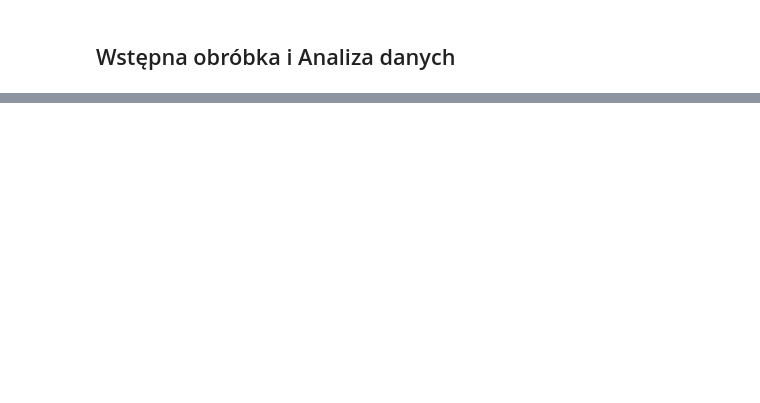
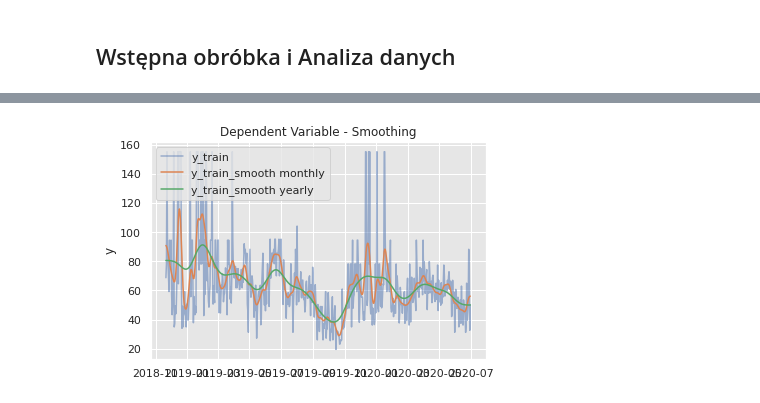
Before and after one commit to PrzemyslawSarnacki/AirQualityPrediction, a Jupyter notebook: seasonal_analisys.ipynb, the cells around one changed output, grey strips where cells are left out. Drawn from its saved outputs; the diff is of its cells as text; code cells hidden in the pictures; blank space fills up the shorter version.

```diff
--- a/seasonal_analisys.ipynb
+++ b/seasonal_analisys.ipynb
@@ -13,20 +13,21 @@ import warnings
 import numpy as np
 import unicodedata
 from io import BytesIO
-import pickle
 import requests
+import joblib
 
 
 warnings.simplefilter('ignore')
-
+sns.set_style('darkgrid', {'axes.facecolor': '.9'})
+sns.set_palette(palette='deep')
+sns_c = sns.color_palette(palette='deep')
 %matplotlib inline
 
-# Set major seaborn asthetics
-sns.set("notebook", style='ticks', font_scale=1.0)
+from pandas.plotting import register_matplotlib_converters
+register_matplotlib_converters()
 
-# Increase the quality of inline plots
-mpl.rcParams['figure.dpi']= 500
-
+import tensorflow as tf
+import tensorflow_probability as tfp
 
 def strip_accents(text):
     return ''.join(c for c in unicodedata.normalize('NFKD', text.lower().replace("ł","l")) if unicodedata.category(c) != 'Mn')
@@ -71,3 +72,13 @@ for city in CITIES:
     data[strip_accents(city)] = data[strip_accents(city)].drop(index="date.local").astype(float).interpolate(method="linear")
     data[strip_accents(city)].index = pd.to_datetime(data[strip_accents(city)].index)
     data[strip_accents(city)]["aqi"] = aqi_model.predict(data[strip_accents(city)].fillna(0))
+# %%
+data["katowice"]['day_of_month'] = data["katowice"].index.day
+data["katowice"]['month'] = data["katowice"].index.month
+data["katowice"]['day_of_week'] = data["katowice"].index.dayofweek
+data["katowice"]['daysinmonth'] = data["katowice"].index.daysinmonth
+
+threshold_date = pd.to_datetime('2020-07-01')
+mask = data["katowice"].index < threshold_date
+df_train = data["katowice"][mask]
+df_test = data["katowice"][~ mask]
@@ -73,0 +94,15 @@ for city in CITIES:
+# %%
+from scipy.ndimage import gaussian_filter
+
+df_smooth = df_train \
+    .assign(y_smooth_1 = lambda x: gaussian_filter(input=x['aqi'], sigma=3.5)) \
+    .assign(y_smooth_2 = lambda x: gaussian_filter(input=x['aqi'], sigma=15)) \
+
+fig, ax = plt.subplots()
+sns.lineplot(x=df_smooth.index, y='aqi', label='y_train', data=df_smooth, alpha=0.5, ax=ax)
+sns.lineplot(x=df_smooth.index, y='y_smooth_1', label='y_train_smooth monthly', data=df_smooth, ax=ax)
+sns.lineplot(x=df_smooth.index, y='y_smooth_2', label='y_train_smooth yearly', data=df_smooth, ax=ax)
+ax.legend(loc='upper left')
+ax.set(title='Dependent Variable - Smoothing', ylabel='y');
+# %% [output]
+[figure, added]
```
Also changed, not shown: parts of 35 cells of this notebook.
